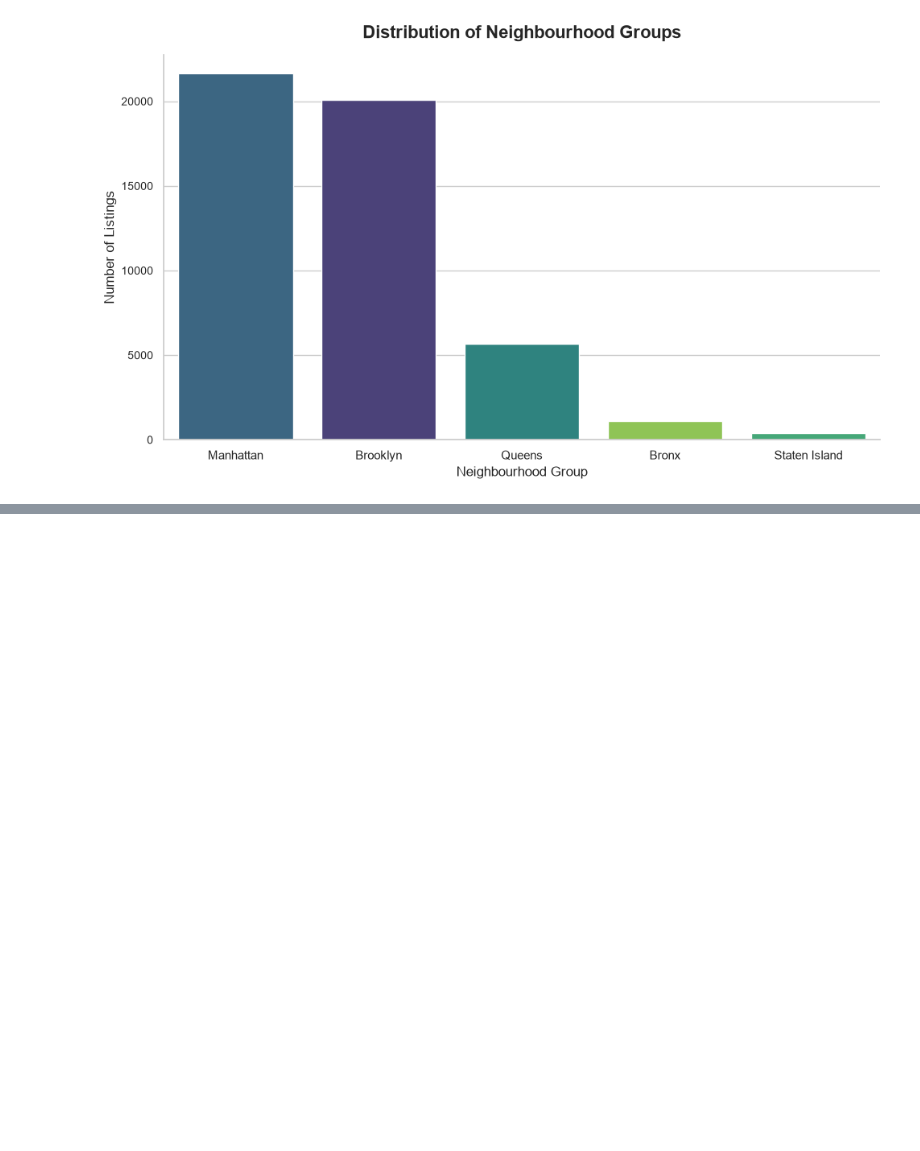
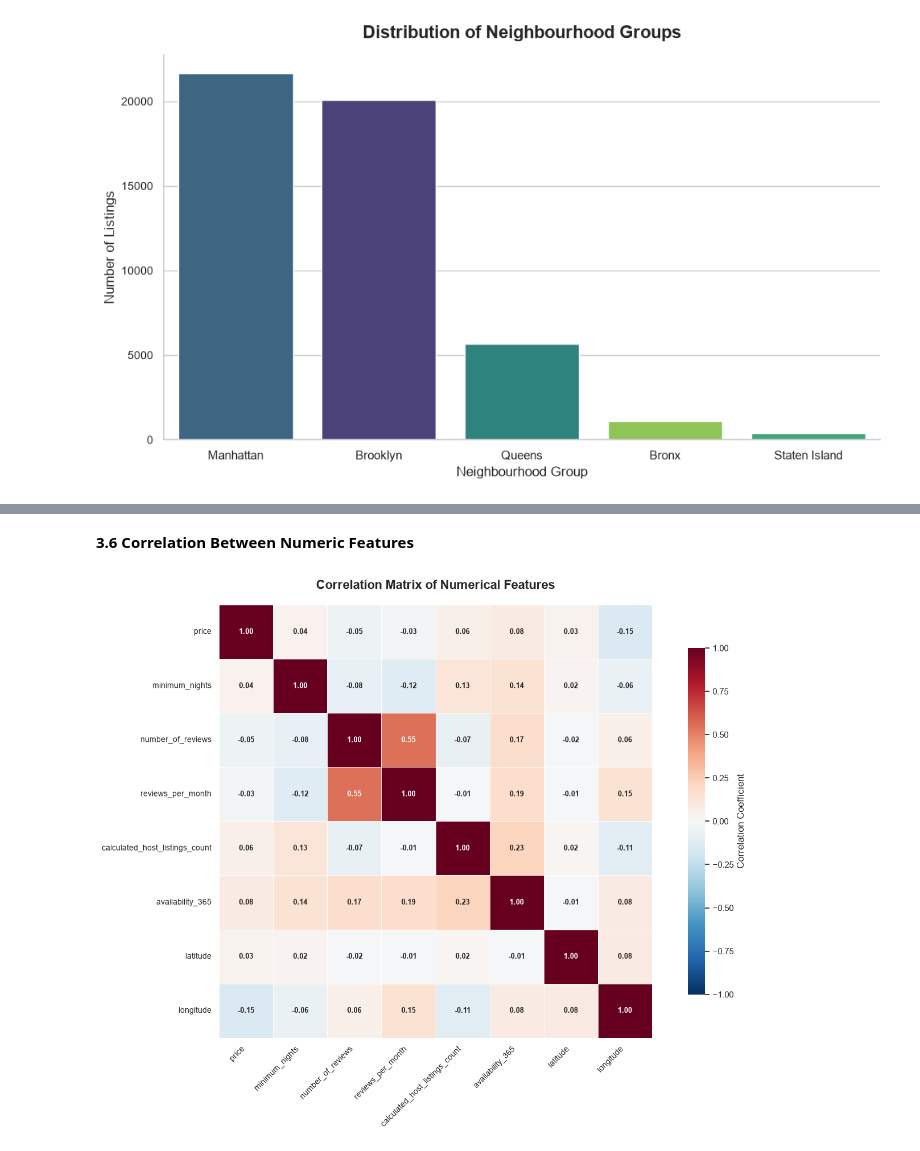
Before and after one commit to AlwinVJ/-NYC-Airbnb-Room-Type-Predictor, a Jupyter notebook: nyc_airbnb_room_type_classification.ipynb, the cells around one changed output, grey strips where cells are left out. Drawn from its saved outputs; the diff is of its cells as text; code cells hidden in the pictures; blank space fills up the shorter version.

```diff
--- a/nyc_airbnb_room_type_classification.ipynb
+++ b/nyc_airbnb_room_type_classification.ipynb
@@ -233,0 +318,46 @@ plt.show()
+# %% [markdown]
+**3.6 Correlation Between Numeric Features**
+# %%
+# Calculate correlation matrix
+corr = df[numerical_cols + ['latitude', 'longitude']].corr()
+
+# Set figure size
+plt.figure(figsize=(14, 10))
+
+# Create heatmap
+sns.heatmap(
+    corr,
+    annot=True,
+    cmap='RdBu_r',
+    fmt='.2f',
+    linewidths=0.5,
+    linecolor='white',
+    center=0,
+    vmin=-1,
+    vmax=1,
+    square=True,
+    annot_kws={
+        'size': 9,
+        'weight': 'bold'
+    },
+    cbar_kws={
+        'shrink': 0.8,
+        'label': 'Correlation Coefficient'
+    }
+)
+
+# Customize title and labels
+plt.title(
+    'Correlation Matrix of Numerical Features',
+    fontsize=16,
+    fontweight='bold',
+    pad=20
+)
+
+plt.xticks(rotation=45, ha='right', fontsize=10)
+plt.yticks(rotation=0, fontsize=10)
+
+plt.tight_layout()
+plt.show()
+# %% [output]
+[figure, added]
```
Also changed, not shown: parts of 4 cells of this notebook.
